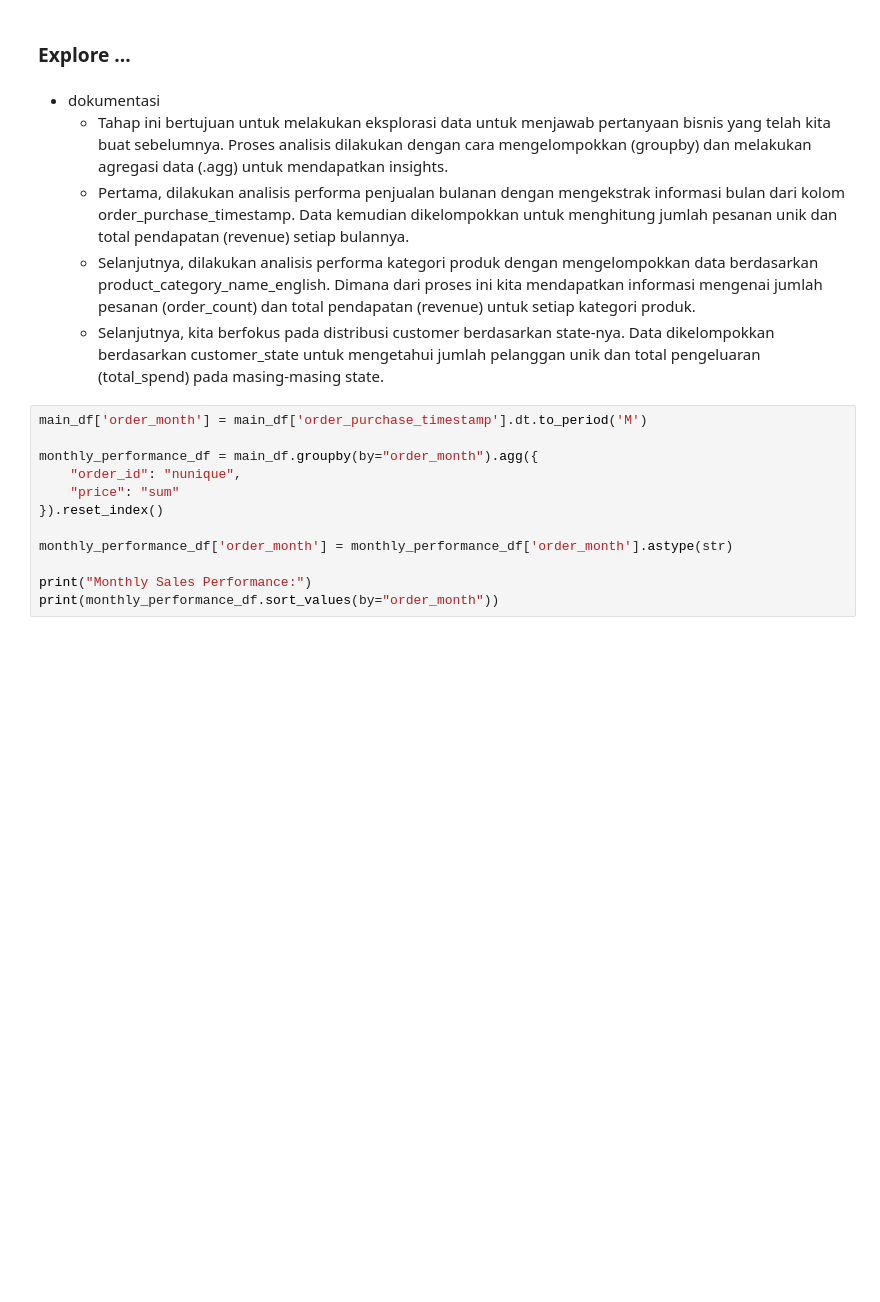
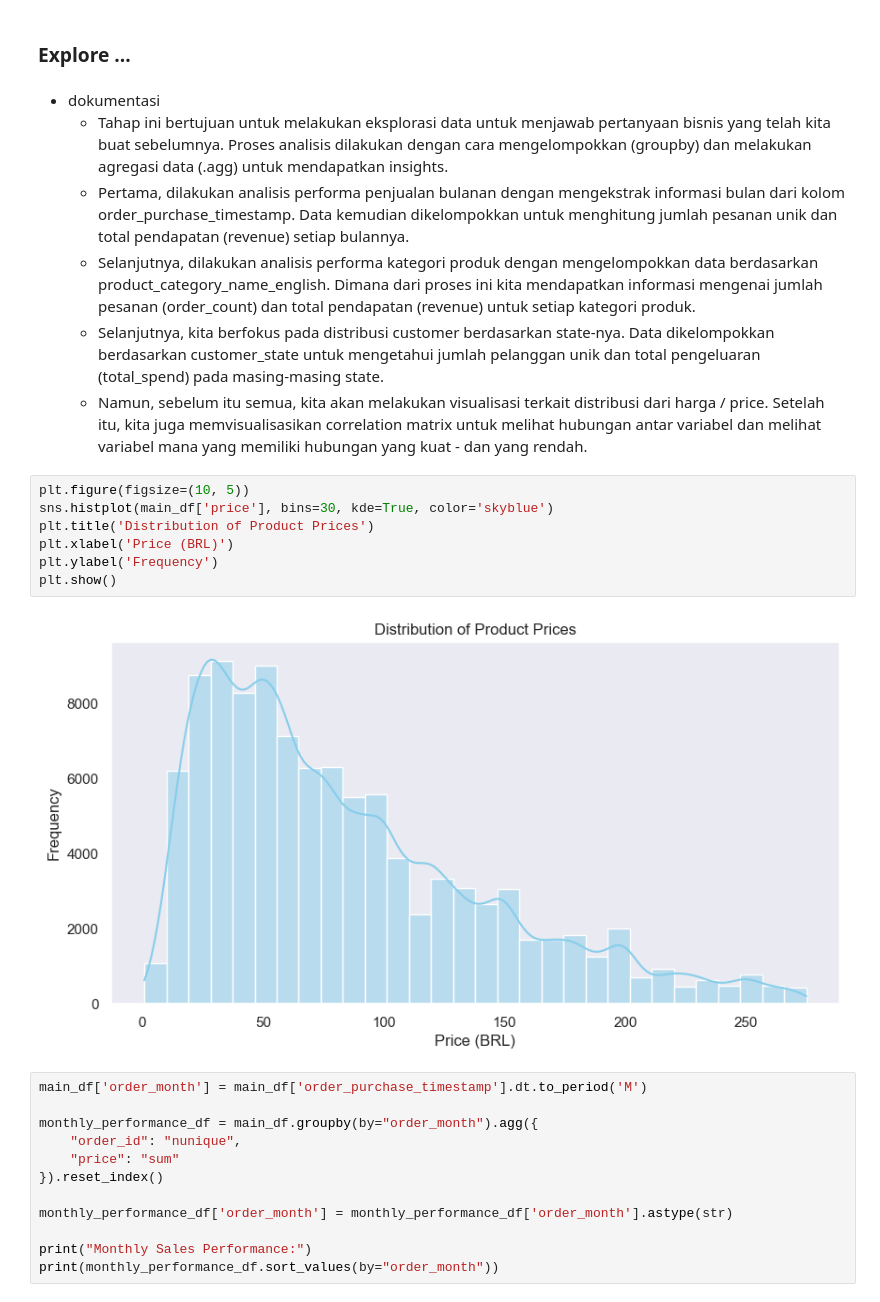
Before and after one commit to akmalhen/brazilian-ecommerce-analysis, a Jupyter notebook: notebook.ipynb, the cells around one changed output. Cells and saved outputs as stored; diff of their text form; blank space fills up the shorter version.

```diff
--- a/notebook.ipynb
+++ b/notebook.ipynb
@@ -382,6 +382,16 @@ Name: price, dtype: float64
   - Pertama, dilakukan analisis performa penjualan bulanan dengan mengekstrak informasi bulan dari kolom order_purchase_timestamp. Data kemudian dikelompokkan untuk menghitung jumlah pesanan unik dan total pendapatan (revenue) setiap bulannya.
   - Selanjutnya, dilakukan analisis performa kategori produk dengan mengelompokkan data berdasarkan product_category_name_english. Dimana dari proses ini kita mendapatkan informasi mengenai jumlah pesanan (order_count) dan total pendapatan (revenue) untuk setiap kategori produk.
   - Selanjutnya, kita berfokus pada distribusi customer berdasarkan state-nya. Data dikelompokkan berdasarkan customer_state untuk mengetahui jumlah pelanggan unik dan total pengeluaran (total_spend) pada masing-masing state.
+  - Namun, sebelum itu semua, kita akan melakukan visualisasi terkait distribusi dari harga / price. Setelah itu, kita juga memvisualisasikan correlation matrix untuk melihat hubungan antar variabel dan melihat variabel mana yang memiliki hubungan yang kuat - dan yang rendah.
+# %%
+plt.figure(figsize=(10, 5))
+sns.histplot(main_df['price'], bins=30, kde=True, color='skyblue')
+plt.title('Distribution of Product Prices')
+plt.xlabel('Price (BRL)')
+plt.ylabel('Frequency')
+plt.show()
+# %% [output]
+[figure, added]
 # %%
 main_df['order_month'] = main_df['order_purchase_timestamp'].dt.to_period('M')
 
```
Also changed, not shown: parts of 5 cells of this notebook, 4 other files.
